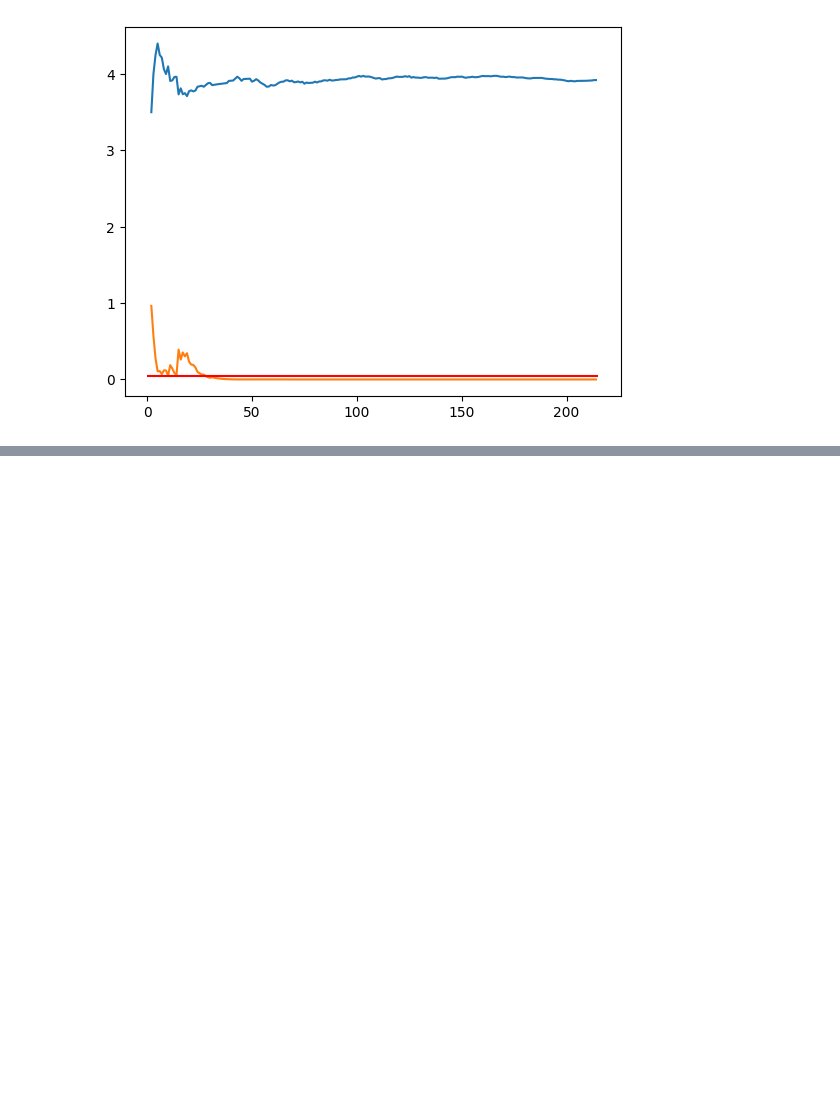
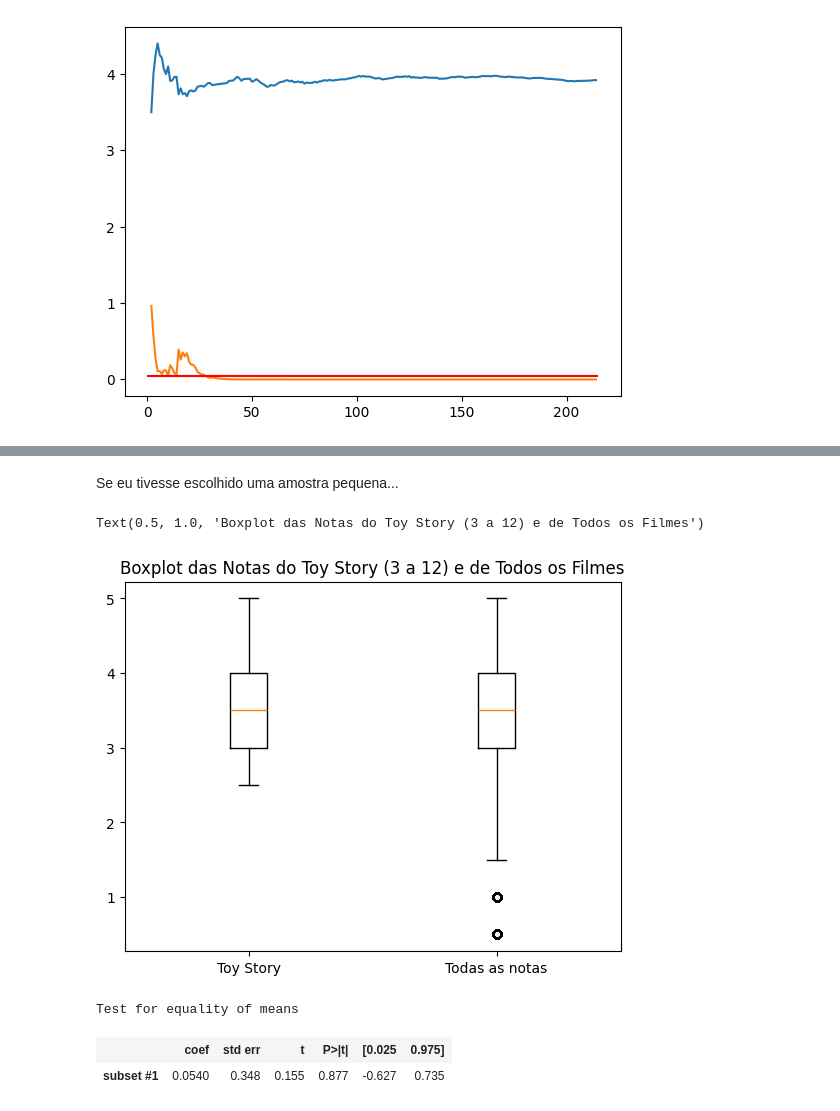
Before and after one commit to lemaldonadogm/Courses, a Jupyter notebook: Statistics/data-science-introducao-a-testes-estatisticos-com-python-aula0/Curso_testes_estatísticos_Data_Sciente.ipynb, the cells around one changed output, grey strips where cells are left out. Drawn from its saved outputs; the diff is of its cells as text; code cells hidden in the pictures; blank space fills up the shorter version.

```diff
--- a/Statistics/data-science-introducao-a-testes-estatisticos-com-python-aula0/Curso_testes_estatísticos_Data_Sciente.ipynb
+++ b/Statistics/data-science-introducao-a-testes-estatisticos-com-python-aula0/Curso_testes_estatísticos_Data_Sciente.ipynb
@@ -572,0 +626,20 @@ plt.hlines(0.05, xmin=0, xmax=len(temp), colors='red') # linha horizontal do p-v
+# %% [markdown]
+Se eu tivesse escolhido uma amostra pequena...
+# %%
+plt.boxplot([notas_toy_story['rating'][3:12], notas['rating']], labels=['Toy Story', 'Todas as notas'])
+plt.title('Boxplot das Notas do Toy Story (3 a 12) e de Todos os Filmes')
+# %% [output]
+Text(0.5, 1.0, 'Boxplot das Notas do Toy Story (3 a 12) e de Todos os Filmes')
+[figure, added]
+# %%
+descr_notas_toy_story = DescrStatsW(notas_toy_story['rating'][3:12])
+descr_notas_gerais = DescrStatsW(notas['rating'])
+compare = descr_notas_toy_story.get_compare(descr_notas_gerais)
+compare.summary(use_t = True) # Aqui ele usa o t teste (amostra pequena)
+
+# Perceba que nesse caso eu nao rejeito a hipótese de que eles tem médias iguais...
+# e o intervalo de confiança vai de -0.6 (menor) até 0.7 (maior), ou seja, pode ser maior ou menor, não temos dados suficientes
+# %% [output]
+Test for equality of means
+|  | coef | std err | t | P>|t| | [0.025 | 0.975] |
+| subset #1 | 0.0540 | 0.348 | 0.155 | 0.877 | -0.627 | 0.735 |
```
Also changed, not shown: parts of 9 cells of this notebook, 1 other file.
